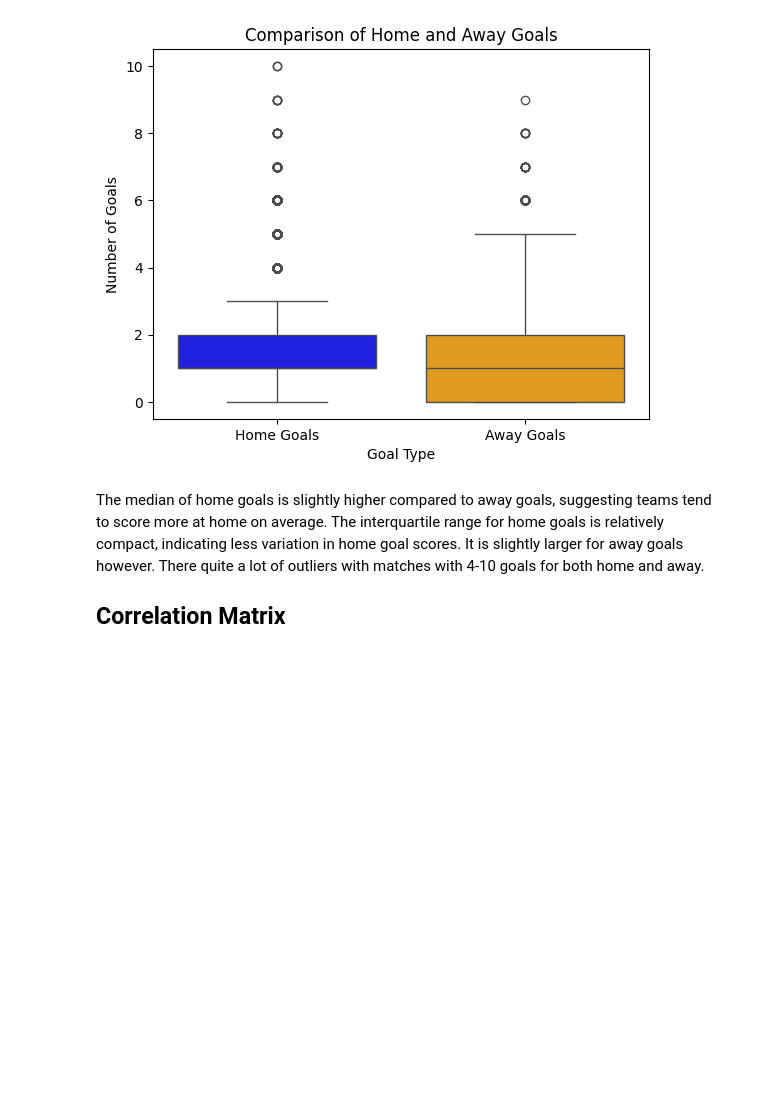
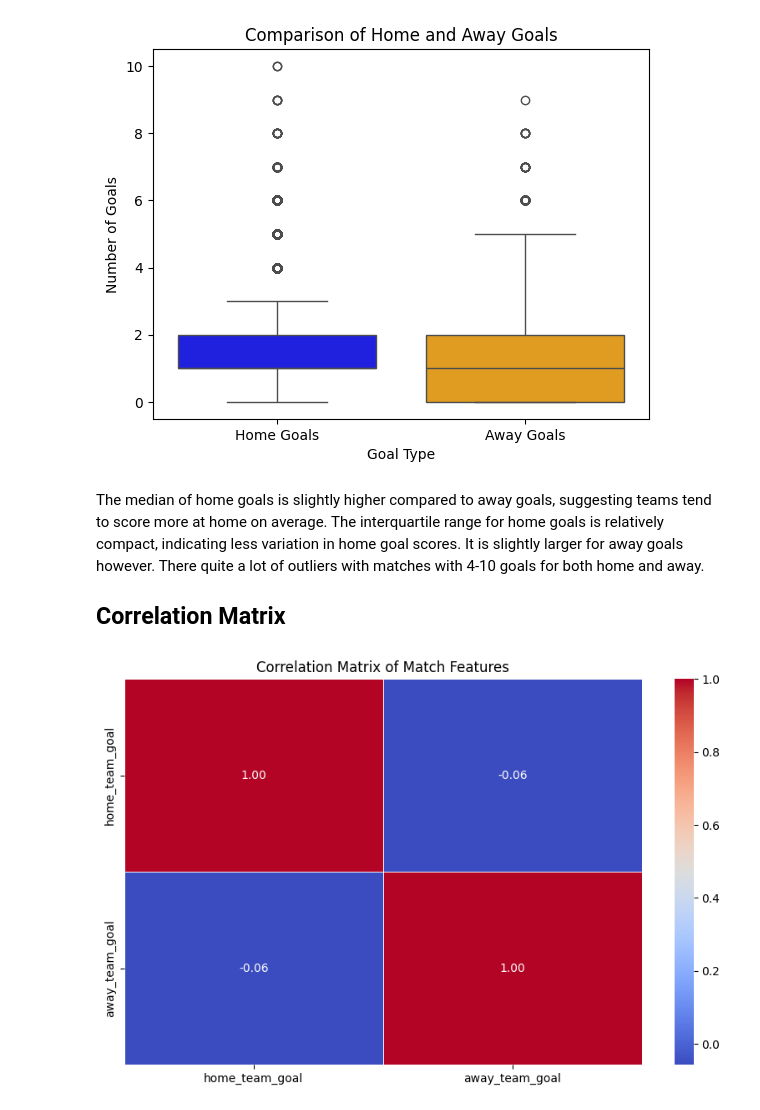
Before and after one commit to damianfraser/football-match-analysis, a Jupyter notebook: home_advantage_analysis.ipynb, the cells around one changed output. Cells and saved outputs as stored; diff of their text form; code cells hidden in the pictures; blank space fills up the shorter version.

Commit message:
need to work on correlation matrix and fixing and using the query

```diff
--- a/home_advantage_analysis.ipynb
+++ b/home_advantage_analysis.ipynb
@@ -161,11 +161,31 @@ plt.show()
 The median of home goals is slightly higher compared to away goals, suggesting teams tend to score more at home on average. The interquartile range for home goals is relatively compact, indicating less variation in home goal scores. It is slightly larger for away goals however. There quite a lot of outliers with matches with 4-10 goals for both home and away.
 
 ## Correlation Matrix
+# %%
+queryCorr = """
+SELECT
+    home_team_goal,
+    away_team_goal,
+    goal,
+    shoton,
+    shotoff,
+    foulcommit,
+    card,
+    cross,
+    corner,
+    possession
+FROM Match
+"""
+matchesCorr = pd.read_sql(queryCorr, conn)
+matches_cleaned = matchesCorr.dropna(subset=
+                                 ['goal', 'shoton', 'shotoff', 'foulcommit', 'card', 'cross', 'corner', 'possession'],
+                                 how='any')
 # %%
-numerical_columns = ['home_team_goal', 'away_team_goal', 'goal', 'shoton', 'shotoff', 'foulcommit',
-                     'card', 'cross', 'corner', 'possession']
-correlation_matrix = matches[numerical_columns].corr()
+numerical_columns = matches_cleaned.select_dtypes(include=['float64', 'int64']).columns
+correlation_matrix = matches_cleaned[numerical_columns].corr()
 plt.figure(figsize=(10, 6))
 sns.heatmap(correlation_matrix, annot=True, cmap="coolwarm", fmt=".2f", linewidths=0.5)
 plt.title("Correlation Matrix of Match Features")
 plt.show()
+# %% [output]
+[figure, added]
```
Also changed, not shown: 1 other file.
